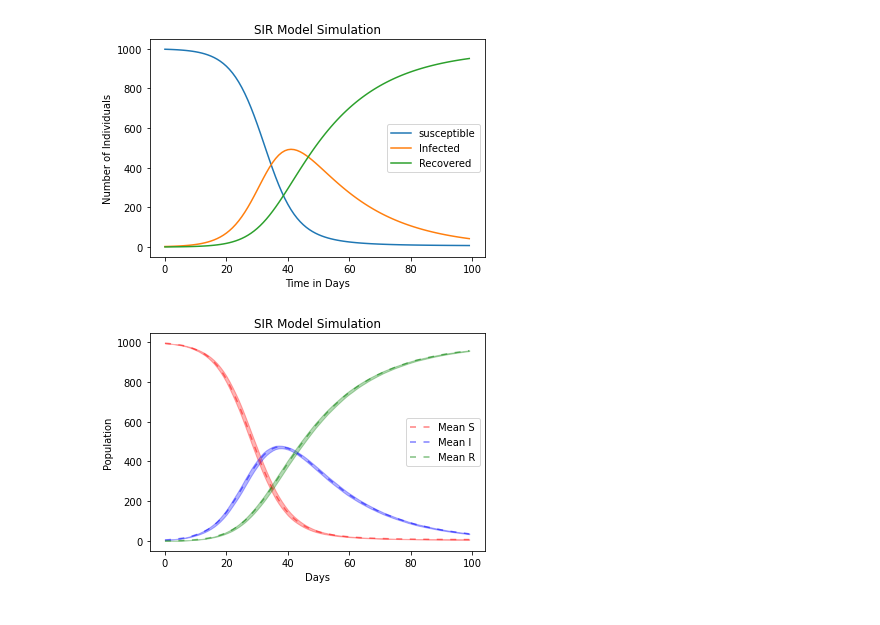
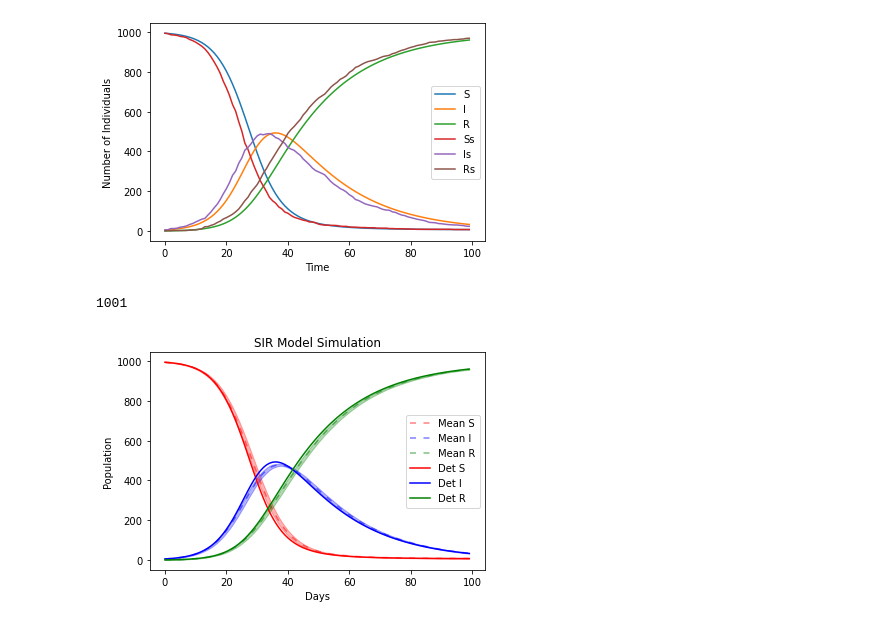
Before and after one commit to jbirkc/Stochastic-Simulation-project-2-Pandemic-, a Jupyter notebook: Part1/SIR_DiseaseEND.ipynb, the cells around one changed output. Saved outputs shown, nothing was run; the diff lists cells and outputs as text; code cells hidden in the pictures.

```diff
--- a/Part1/SIR_DiseaseEND.ipynb
+++ b/Part1/SIR_DiseaseEND.ipynb
@@ -36,24 +34,27 @@ def simulate_stoc_sir_model(beta, gamma, N, I0, R0, num_days):
 # %%
 # Example usage:
 beta = 0.25  # Infection rate
 gamma = 1/20  # Recovery rate
 population = 1000  # Total population size
-initial_infected = 2  # Initial number of infected individuals
+initial_infected = 5  # Initial number of infected individuals
 initial_recovered = 0  # Initial number of recovered individuals
 num_days = 100  # Number of days to simulate
 
 susceptible, infected, recovered = simulate_det_sir_model(beta, gamma, population, initial_infected, initial_recovered, num_days)
-S,I,R = simulate_stoc_sir_model(beta, gamma, population, initial_infected, initial_recovered, num_days)
-
+Ss,Is,Rs = simulate_stoc_sir_model(beta, gamma, population, initial_infected, initial_recovered, num_days)
 # Plotting the results
 time = np.arange(num_days)
-plt.plot(time, susceptible, label='susceptible')
-plt.plot(time, infected, label='Infected')
-plt.plot(time, recovered, label='Recovered')
-plt.xlabel('Time in Days')
+plt.plot(time, susceptible, label='S')
+plt.plot(time, infected, label='I')
+plt.plot(time, recovered, label='R')
+
+plt.plot(time, Ss, label='Ss')
+plt.plot(time, Is, label='Is')
+plt.plot(time, Rs, label='Rs')
+
+plt.xlabel('Time')
 plt.ylabel('Number of Individuals')
-plt.title('SIR Model Simulation')
 plt.legend()
 plt.show()
 # %% [output]
-[figure, old version]
+[figure, new version]
@@ -60,3 +64,7 @@ plt.show()
+# %%
+len(S)
+# %% [output]
+1001
 # %%
 # Parameters
 N = 1000  # Total population size
@@ -110,10 +118,16 @@ plt.fill_between(range(num_days), lower_ci_S, upper_ci_S, color='r', alpha=0.3)
 plt.fill_between(range(num_days), lower_ci_I, upper_ci_I, color='b', alpha=0.3)
 plt.fill_between(range(num_days), lower_ci_R, upper_ci_R, color='g', alpha=0.3)
 
+susceptible, infected, recovered = simulate_det_sir_model(beta, gamma, population, initial_infected, initial_recovered, num_days)
+
+plt.plot(susceptible, label='Det S', color='r')
+plt.plot(infected, label='Det I', color='b')
+plt.plot(recovered, label='Det R', color='g')
+
 plt.xlabel('Days')
 plt.ylabel('Population')
 plt.title('SIR Model Simulation')
 plt.legend()
 plt.show()
 # %% [output]
-[figure, old version]
+[figure, new version]
```
Also changed, not shown: parts of 4 cells of this notebook, 3 other files.
